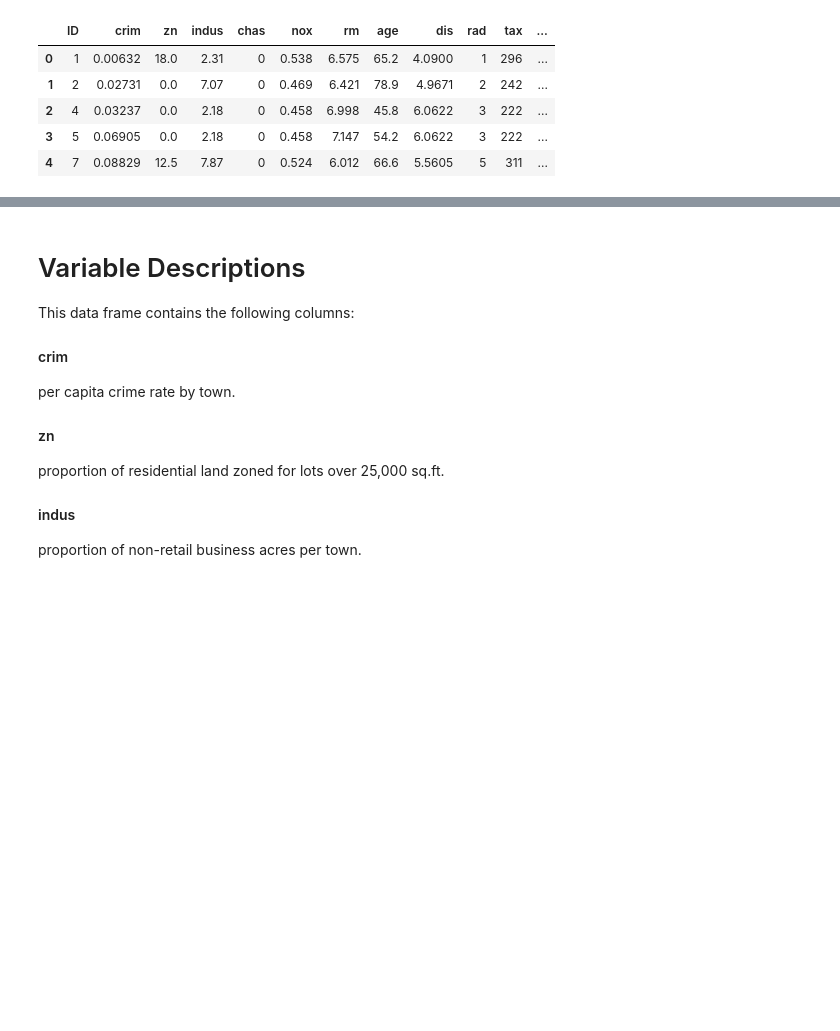
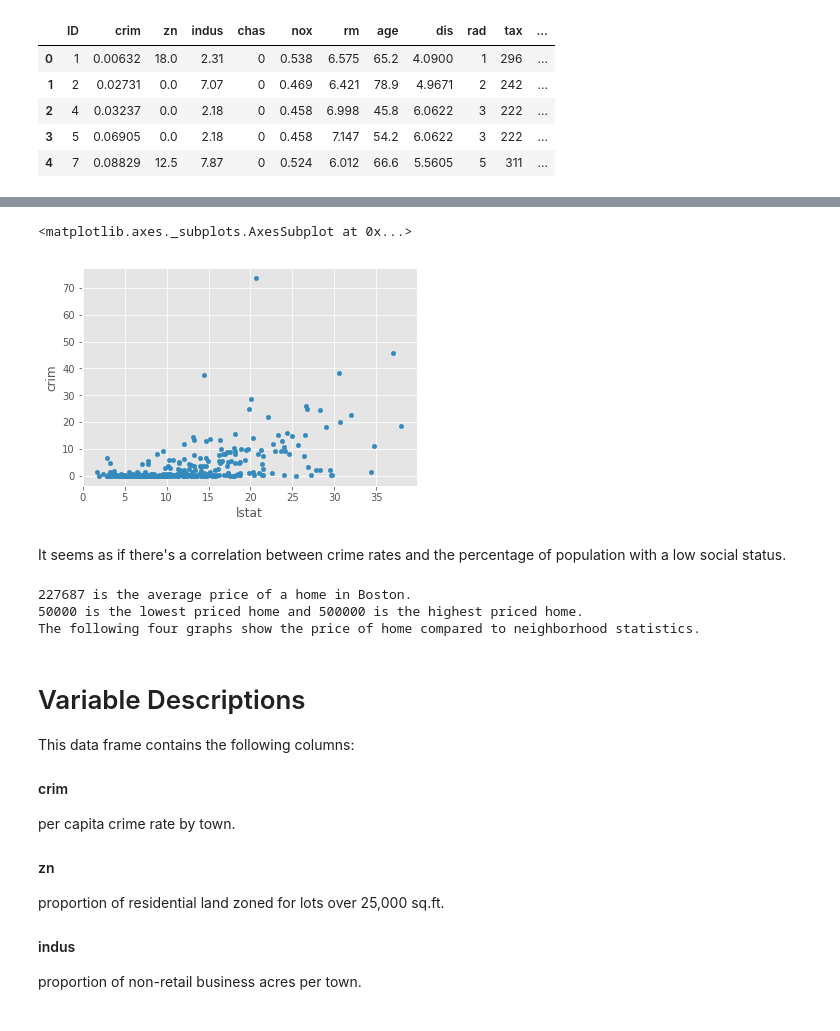
Before and after one commit to akelly66/Flatiron-School, a Jupyter notebook: Mod01/Section03/dsc-1-03-16-eda-with-pandas-using-the-boston-housing-data-lab-online-ds-pt-041519/index.ipynb, the cells around one changed output, grey strips where cells are left out. Saved outputs shown, nothing was run; the diff lists cells and outputs as text; code cells hidden in the pictures; blank space fills up the shorter version.

```diff
--- a/Mod01/Section03/dsc-1-03-16-eda-with-pandas-using-the-boston-housing-data-lab-online-ds-pt-041519/index.ipynb
+++ b/Mod01/Section03/dsc-1-03-16-eda-with-pandas-using-the-boston-housing-data-lab-online-ds-pt-041519/index.ipynb
@@ -52,3 +72,11 @@ df.describe()
+# %%
+crime_by_lstat = df.drop(['zn', 'indus', 'chas', 'nox', 'rm', 'age', 'dis', 'rad', 'tax', 'ptratio', 'black', 'medv'], axis=1)
+crime_by_lstat.plot('lstat', 'crim', kind='scatter')
+# %% [output]
+<matplotlib.axes._subplots.AxesSubplot at 0x...>
+[figure, added]
+# %% [markdown]
+It seems as if there's a correlation between crime rates and the percentage of population with a low social status.
 # %%
 #compare crime rates df.loc['crim'] to percentage of lower status df.loc['lstat']
 #sort df.loc['crim'] based on df.loc['lstat'] in descending order
@@ -57,3 +83,18 @@ df.describe()
+# %%
+home_price = int(df['medv'].mean()*10000)
+lowest_price = int(df['medv'].min()*10000)
+highest_price=int(df['medv'].max()*10000)
+print(f'{home_price} is the average price of a home in Boston.')
+print(f'{lowest_price} is the lowest priced home and {highest_price} is the highest priced home.')
+print('The following four graphs show the price of home compared to neighborhood statistics.')
+#Home Price by Propery Tax
+#Home Price by Student to Teacher Ratio
+#Home Price by Proximity to Employment Centers
+#Home Price by Number of Rooms
+# %% [output]
+227687 is the average price of a home in Boston.
+50000 is the lowest priced home and 500000 is the highest priced home.
+The following four graphs show the price of home compared to neighborhood statistics.
 # %%
 #is there a correlation between industrial buildings df.loc['indus'] to the amount of nitrogen oxide['nox']
 # %% [markdown]
```
Also changed, not shown: parts of 2 cells of this notebook.
